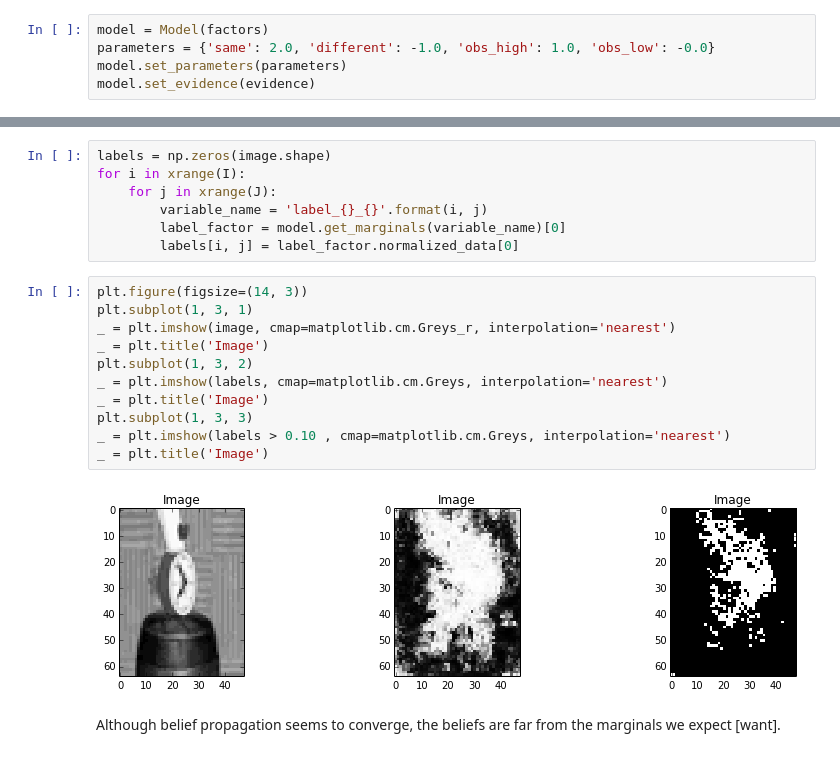
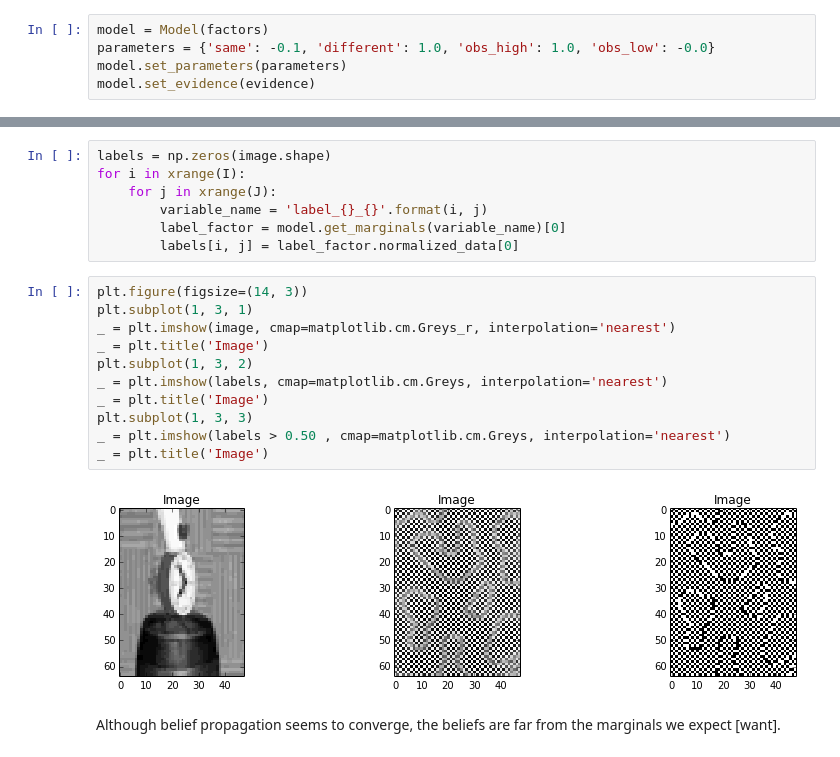
Before and after one commit to dirko/pyugm, a Jupyter notebook: examples/Loopy belief propagation example.ipynb, the cells around one changed output, grey strips where cells are left out. Saved outputs shown, nothing was run; the diff lists cells and outputs as text.

```diff
--- a/examples/Loopy belief propagation example.ipynb
+++ b/examples/Loopy belief propagation example.ipynb
@@ -323,7 +323,7 @@ for i in xrange(I):
 Build the model.
 # %%
 model = Model(factors)
-parameters = {'same': 2.0, 'different': -1.0, 'obs_high': 1.0, 'obs_low': -0.0}
+parameters = {'same': -0.1, 'different': 1.0, 'obs_high': 1.0, 'obs_low': -0.0}
 model.set_parameters(parameters)
 model.set_evidence(evidence)
 # %% [markdown]
@@ -399,16 +397,16 @@ for i in xrange(I):
 # %%
 plt.figure(figsize=(14, 3))
 plt.subplot(1, 3, 1)
 _ = plt.imshow(image, cmap=matplotlib.cm.Greys_r, interpolation='nearest')
 _ = plt.title('Image')
 plt.subplot(1, 3, 2)
 _ = plt.imshow(labels, cmap=matplotlib.cm.Greys, interpolation='nearest')
 _ = plt.title('Image')
 plt.subplot(1, 3, 3)
-_ = plt.imshow(labels > 0.10 , cmap=matplotlib.cm.Greys, interpolation='nearest')
+_ = plt.imshow(labels > 0.50 , cmap=matplotlib.cm.Greys, interpolation='nearest')
 _ = plt.title('Image')
 # %% [output]
-[figure, old version]
+[figure, new version]
 # %% [markdown]
 Although belief propagation seems to converge, the beliefs are far from the marginals we expect [want].
 # %% [markdown]
```
Also changed, not shown: parts of 4 cells of this notebook, 2 other files.
